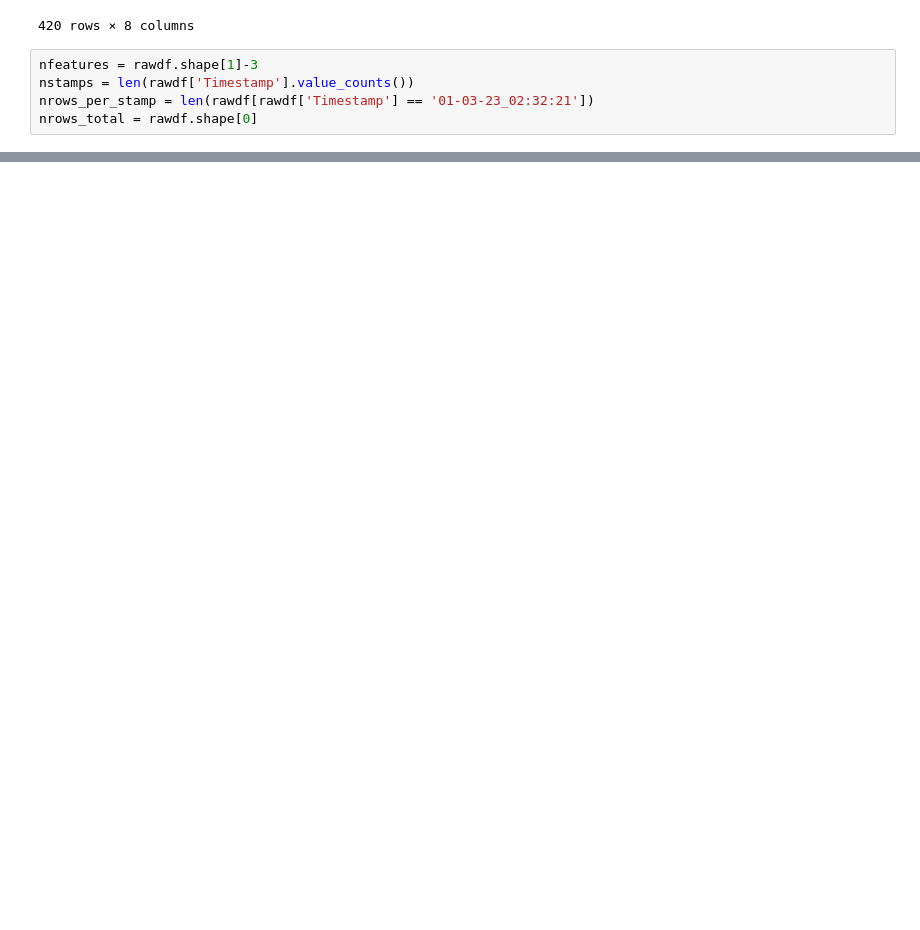
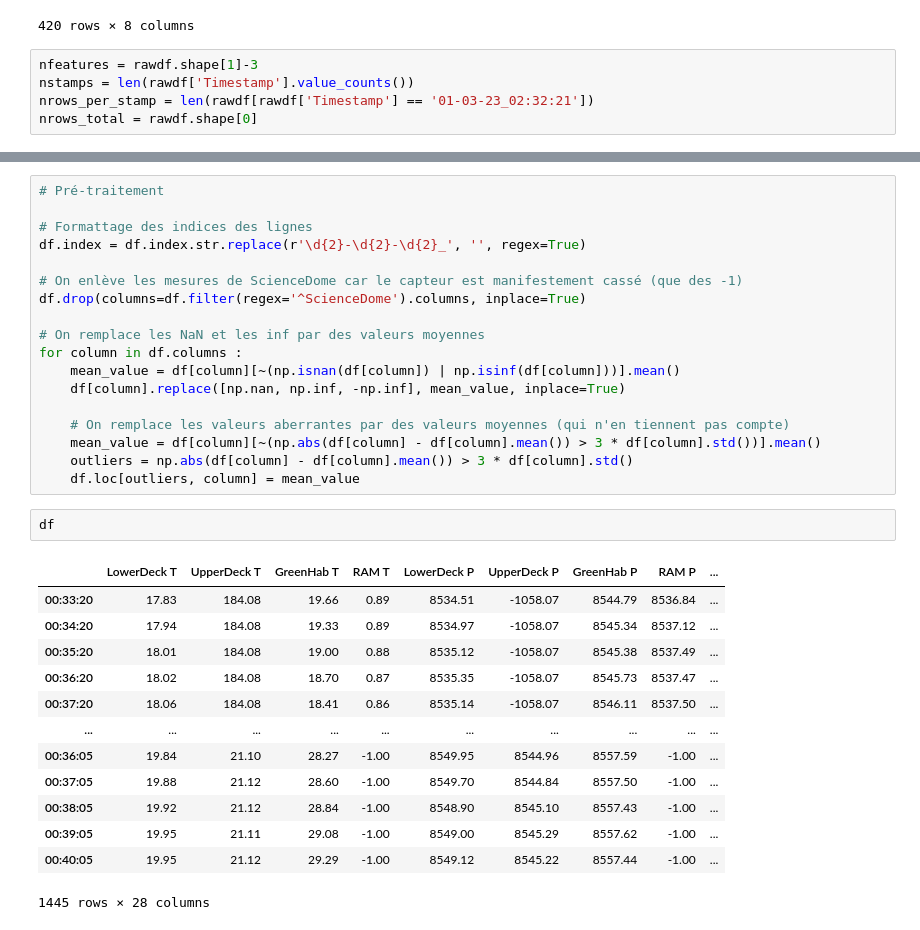
Before and after one commit to ydepledt/pie_project, a Jupyter notebook: ENV_Reader_AnneeDerniere.ipynb, the cells around one changed output, grey strips where cells are left out. Saved outputs shown, nothing was run; the diff lists cells and outputs as text; blank space fills up the shorter version.

```diff
--- a/ENV_Reader_AnneeDerniere.ipynb
+++ b/ENV_Reader_AnneeDerniere.ipynb
@@ -78,0 +187,34 @@ df
+# %%
+# Pré-traitement
+
+# Formattage des indices des lignes
+df.index = df.index.str.replace(r'\d{2}-\d{2}-\d{2}_', '', regex=True)
+
+# On enlève les mesures de ScienceDome car le capteur est manifestement cassé (que des -1)
+df.drop(columns=df.filter(regex='^ScienceDome').columns, inplace=True)
+
+# On remplace les NaN et les inf par des valeurs moyennes
+for column in df.columns :
+    mean_value = df[column][~(np.isnan(df[column]) | np.isinf(df[column]))].mean()
+    df[column].replace([np.nan, np.inf, -np.inf], mean_value, inplace=True)
+
+    # On remplace les valeurs aberrantes par des valeurs moyennes (qui n'en tiennent pas compte)
+    mean_value = df[column][~(np.abs(df[column] - df[column].mean()) > 3 * df[column].std())].mean()
+    outliers = np.abs(df[column] - df[column].mean()) > 3 * df[column].std()
+    df.loc[outliers, column] = mean_value
+# %%
+df
+# %% [output]
+|  | LowerDeck T | UpperDeck T | GreenHab T | RAM T | LowerDeck P | UpperDeck P | GreenHab P | RAM P | ... |
+| 00:33:20 | 17.83 | 184.08 | 19.66 | 0.89 | 8534.51 | -1058.07 | 8544.79 | 8536.84 | ... |
+| 00:34:20 | 17.94 | 184.08 | 19.33 | 0.89 | 8534.97 | -1058.07 | 8545.34 | 8537.12 | ... |
+| 00:35:20 | 18.01 | 184.08 | 19.00 | 0.88 | 8535.12 | -1058.07 | 8545.38 | 8537.49 | ... |
+| 00:36:20 | 18.02 | 184.08 | 18.70 | 0.87 | 8535.35 | -1058.07 | 8545.73 | 8537.47 | ... |
+| 00:37:20 | 18.06 | 184.08 | 18.41 | 0.86 | 8535.14 | -1058.07 | 8546.11 | 8537.50 | ... |
+| ... | ... | ... | ... | ... | ... | ... | ... | ... | ... |
+| 00:36:05 | 19.84 | 21.10 | 28.27 | -1.00 | 8549.95 | 8544.96 | 8557.59 | -1.00 | ... |
+| 00:37:05 | 19.88 | 21.12 | 28.60 | -1.00 | 8549.70 | 8544.84 | 8557.50 | -1.00 | ... |
+| 00:38:05 | 19.92 | 21.12 | 28.84 | -1.00 | 8548.90 | 8545.10 | 8557.43 | -1.00 | ... |
+| 00:39:05 | 19.95 | 21.11 | 29.08 | -1.00 | 8549.00 | 8545.29 | 8557.62 | -1.00 | ... |
+| 00:40:05 | 19.95 | 21.12 | 29.29 | -1.00 | 8549.12 | 8545.22 | 8557.44 | -1.00 | ... |
+1445 rows × 28 columns
```
Also changed, not shown: parts of 21 cells of this notebook.
